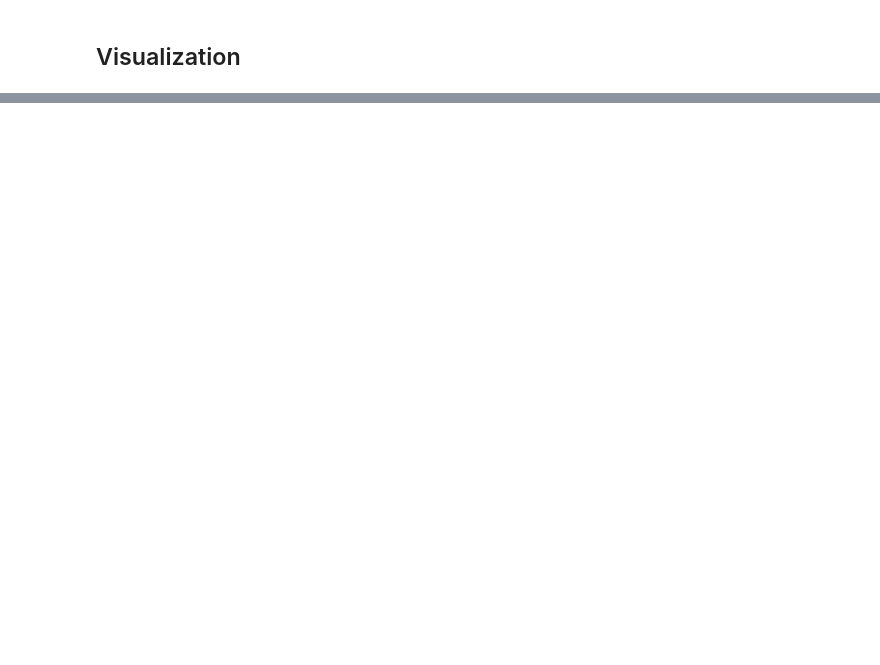
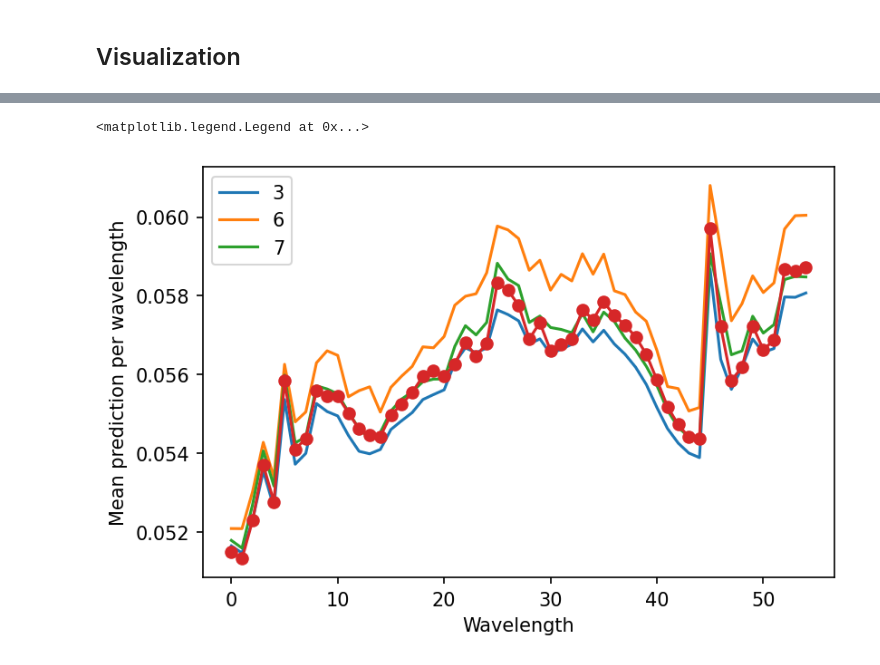
Before and after one commit to Wabinab/ariel_ml_2021, a Jupyter notebook: main_folder/Test_number.ipynb, the cells around one changed output, grey strips where cells are left out. Saved outputs shown, nothing was run; the diff lists cells and outputs as text; code cells hidden in the pictures; blank space fills up the shorter version.

```diff
--- a/main_folder/Test_number.ipynb
+++ b/main_folder/Test_number.ipynb
@@ -79,0 +87,10 @@ Text(0, 0.5, 'Mean prediction per wavelength')
+# %%
+plt.figure(dpi=150)
+[plt.plot(other.mean(0), label=ii) for ii, other in enumerate(others) if ii in [3, 7, 6]]
+plt.plot(our_avg.mean(0), "-o")
+plt.xlabel("Wavelength")
+plt.ylabel("Mean prediction per wavelength")
+plt.legend()
+# %% [output]
+<matplotlib.legend.Legend at 0x...>
+[figure, added]
```
Also changed, not shown: parts of 5 cells of this notebook, 5 other files.
